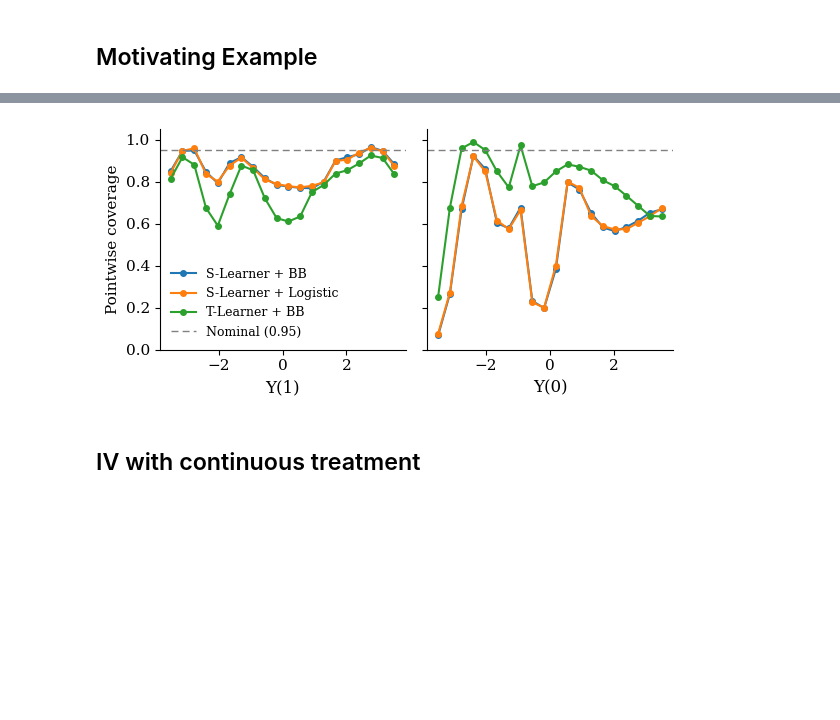
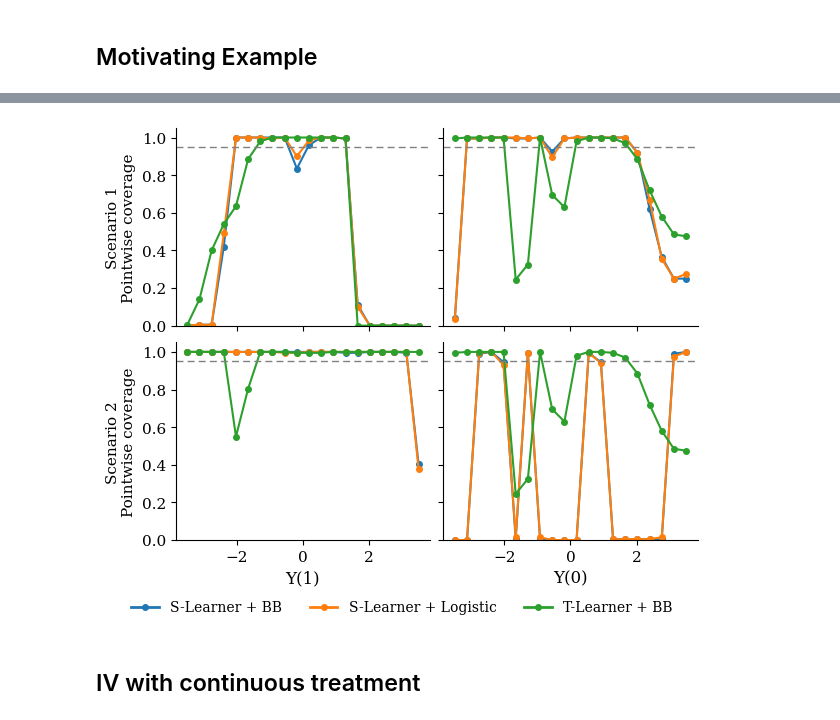
Before and after one commit to gregorsteiner/CausalMP, a Jupyter notebook: Simulated_Examples.ipynb, the cells around one changed output, grey strips where cells are left out. Saved outputs shown, nothing was run; the diff lists cells and outputs as text; code cells hidden in the pictures; blank space fills up the shorter version.

```diff
--- a/Simulated_Examples.ipynb
+++ b/Simulated_Examples.ipynb
@@ -314,38 +367,44 @@ print(summary)
 # %%
+from matplotlib.lines import Line2D as Line2D_cov
+
 plt.rcParams.update({
     "font.family":      "serif",
     "font.size":        11,
     "axes.spines.top":  False,
     "axes.spines.right":False,
     "axes.linewidth":   0.8,
     "xtick.direction":  "out",
     "ytick.direction":  "out",
 })
 
 colors = {
     "S-Learner + BB":       "#1f77b4",
     "S-Learner + Logistic": "#ff7f0e",
     "T-Learner + BB":       "#2ca02c",
 }
 
-fig, axes = plt.subplots(1, 2, figsize=(6, 3), sharex=True, sharey=True)
+fig, axes = plt.subplots(2, 2, figsize=(6, 5), sharex=True, sharey=True, constrained_layout=True)
 
-for c, (k, lab) in enumerate([("x_1", r"Y(1)"), ("x_0", r"Y(0)")]):
-    ax = axes[c]
-    for m in variants:
-        ax.plot(y_grid_exp, coverage[m][k], marker="o", ms=4, color=colors[m], label=m)
-    ax.axhline(NOMINAL, color="grey", linestyle=(0, (5, 3)), linewidth=1, label="Nominal (0.95)")
-    ax.set_ylim(0, 1.05)
-    ax.set_xlabel(lab, fontsize=12)
+for r, sc in enumerate(scenarios):
+    for c, (k, lab) in enumerate([("x_1", r"Y(1)"), ("x_0", r"Y(0)")]):
+        ax = axes[r, c]
+        for m in variants:
+            ax.plot(y_grid_exp, coverage[sc][m][k], marker="o", ms=4, color=colors[m])
+        ax.axhline(NOMINAL, color="grey", linestyle=(0, (5, 3)), linewidth=1)
+        ax.set_ylim(0, 1.05)
+        if r == len(scenarios) - 1:
+            ax.set_xlabel(lab, fontsize=12)
+    axes[r, 0].set_ylabel(f"Scenario {sc}\nPointwise coverage", fontsize=11)
 
-axes[0].set_ylabel("Pointwise coverage")
-axes[0].legend(frameon=False, fontsize=9)
+legend_handles = [Line2D_cov([0], [0], color=c, linewidth=2, marker="o", ms=4, label=m)
+                  for m, c in colors.items()]
+#legend_handles.append(Line2D_cov([0], [0], color="grey", linewidth=1, linestyle=(0, (5, 3)), label="Nominal (0.95)"))
+fig.legend(handles=legend_handles, loc="outside lower center", ncol=4, frameon=False, fontsize=10)
 
-fig.tight_layout()
 plt.savefig('Figures/Simulation_Results.pdf', dpi=300, bbox_inches='tight')
 plt.show()
 # %% [output]
-[figure, old version]
+[figure, new version]
 # %% [markdown]
 ## IV with continuous treatment
 # %%
```
Also changed, not shown: parts of 7 cells of this notebook, 7 other files.
